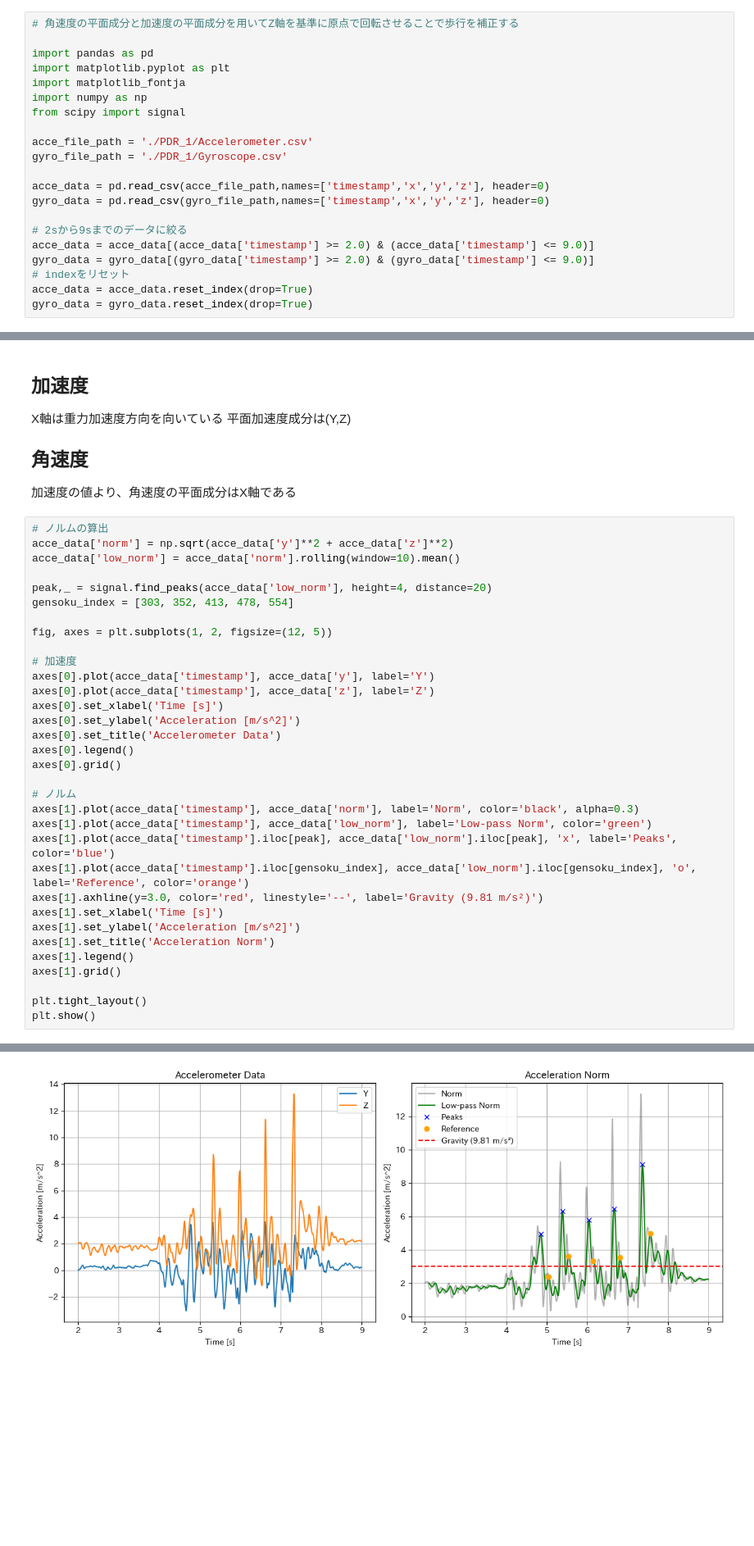
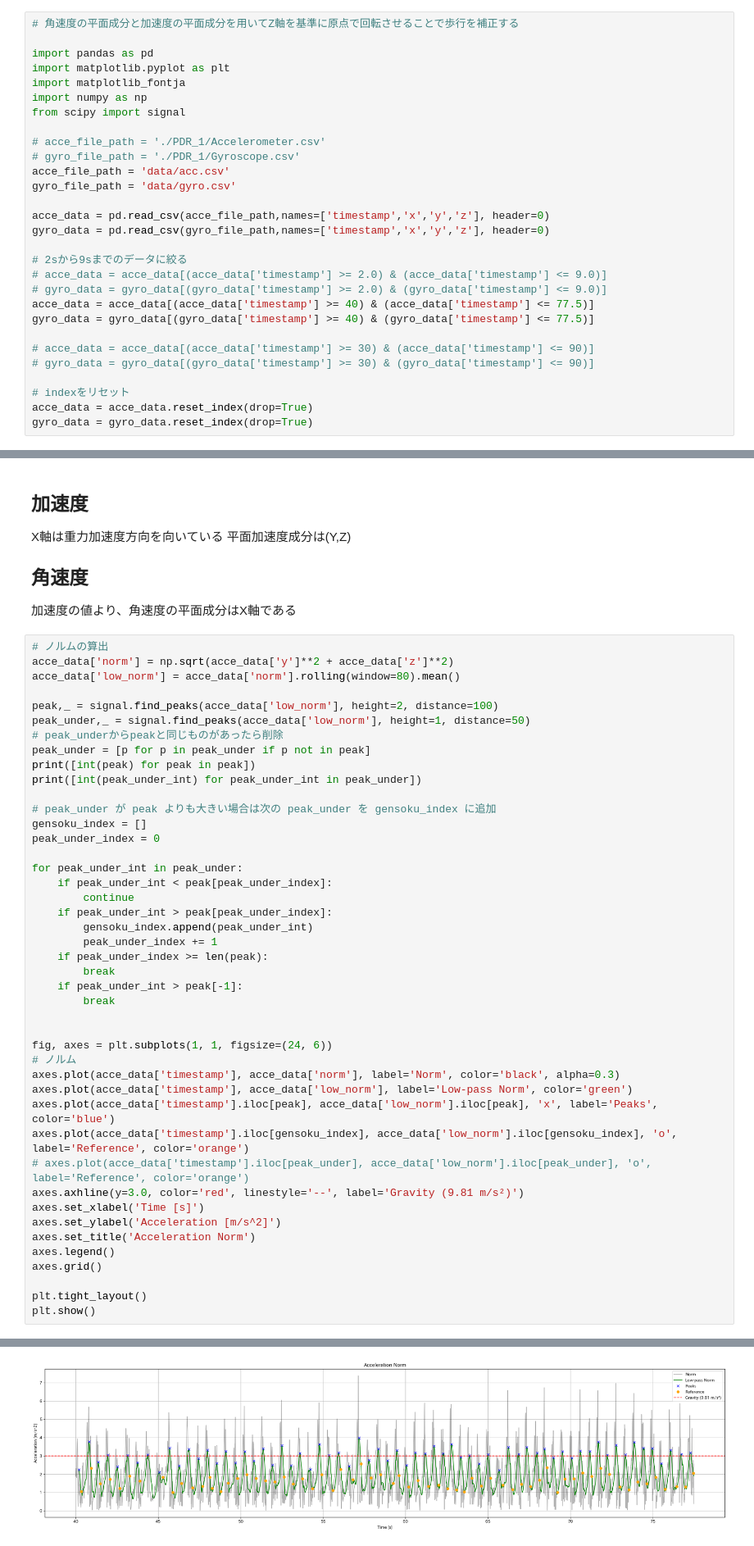
Before and after one commit to mizunoryuki/PDR-yokoaruki, a Jupyter notebook: step-hosei copy.ipynb, the cells around one changed output, grey strips where cells are left out. Shown: that part at 82% size. Saved outputs shown, nothing was run; the diff lists cells and outputs as text; blank space fills up the shorter version.

```diff
--- a/step-hosei copy.ipynb
+++ b/step-hosei copy.ipynb
@@ -7,15 +7,23 @@ import matplotlib_fontja
 import numpy as np
 from scipy import signal
 
-acce_file_path = './PDR_1/Accelerometer.csv'
-gyro_file_path = './PDR_1/Gyroscope.csv'
+# acce_file_path = './PDR_1/Accelerometer.csv'
+# gyro_file_path = './PDR_1/Gyroscope.csv'
+acce_file_path = 'data/acc.csv'
+gyro_file_path = 'data/gyro.csv'
 
 acce_data = pd.read_csv(acce_file_path,names=['timestamp','x','y','z'], header=0)
 gyro_data = pd.read_csv(gyro_file_path,names=['timestamp','x','y','z'], header=0)
 
 # 2sから9sまでのデータに絞る
-acce_data = acce_data[(acce_data['timestamp'] >= 2.0) & (acce_data['timestamp'] <= 9.0)]
-gyro_data = gyro_data[(gyro_data['timestamp'] >= 2.0) & (gyro_data['timestamp'] <= 9.0)]
+# acce_data = acce_data[(acce_data['timestamp'] >= 2.0) & (acce_data['timestamp'] <= 9.0)]
+# gyro_data = gyro_data[(gyro_data['timestamp'] >= 2.0) & (gyro_data['timestamp'] <= 9.0)]
+acce_data = acce_data[(acce_data['timestamp'] >= 40) & (acce_data['timestamp'] <= 77.5)]
+gyro_data = gyro_data[(gyro_data['timestamp'] >= 40) & (gyro_data['timestamp'] <= 77.5)]
+
+# acce_data = acce_data[(acce_data['timestamp'] >= 30) & (acce_data['timestamp'] <= 90)]
+# gyro_data = gyro_data[(gyro_data['timestamp'] >= 30) & (gyro_data['timestamp'] <= 90)]
+
 # indexをリセット
 acce_data = acce_data.reset_index(drop=True)
 gyro_data = gyro_data.reset_index(drop=True)
@@ -59,33 +65,44 @@ X軸は重力加速度方向を向いている
 # %%
 # ノルムの算出
 acce_data['norm'] = np.sqrt(acce_data['y']**2 + acce_data['z']**2)
-acce_data['low_norm'] = acce_data['norm'].rolling(window=10).mean()
+acce_data['low_norm'] = acce_data['norm'].rolling(window=80).mean()
 
-peak,_ = signal.find_peaks(acce_data['low_norm'], height=4, distance=20)
-gensoku_index = [303, 352, 413, 478, 554]
+peak,_ = signal.find_peaks(acce_data['low_norm'], height=2, distance=100)
+peak_under,_ = signal.find_peaks(acce_data['low_norm'], height=1, distance=50)
+# peak_underからpeakと同じものがあったら削除
+peak_under = [p for p in peak_under if p not in peak]
+print([int(peak) for peak in peak])
+print([int(peak_under_int) for peak_under_int in peak_under])
 
-fig, axes = plt.subplots(1, 2, figsize=(12, 5))
+# peak_under が peak よりも大きい場合は次の peak_under を gensoku_index に追加
+gensoku_index = []
+peak_under_index = 0
 
-# 加速度
-axes[0].plot(acce_data['timestamp'], acce_data['y'], label='Y')
-axes[0].plot(acce_data['timestamp'], acce_data['z'], label='Z')
-axes[0].set_xlabel('Time [s]')
-axes[0].set_ylabel('Acceleration [m/s^2]')
-axes[0].set_title('Accelerometer Data')
-axes[0].legend()
-axes[0].grid()
+for peak_under_int in peak_under:
+    if peak_under_int < peak[peak_under_index]:
+        continue
+    if peak_under_int > peak[peak_under_index]:
+        gensoku_index.append(peak_under_int)
+        peak_under_index += 1
+    if peak_under_index >= len(peak):
+        break
+    if peak_under_int > peak[-1]:
+        break
 
+
+fig, axes = plt.subplots(1, 1, figsize=(24, 6))
 # ノルム
-axes[1].plot(acce_data['timestamp'], acce_data['norm'], label='Norm', color='black', alpha=0.3)
-axes[1].plot(acce_data['timestamp'], acce_data['low_norm'], label='Low-pass Norm', color='green')
-axes[1].plot(acce_data['timestamp'].iloc[peak], acce_data['low_norm'].iloc[peak], 'x', label='Peaks', color='blue')
-axes[1].plot(acce_data['timestamp'].iloc[gensoku_index], acce_data['low_norm'].iloc[gensoku_index], 'o', label='Reference', color='orange')
-axes[1].axhline(y=3.0, color='red', linestyle='--', label='Gravity (9.81 m/s²)')
-axes[1].set_xlabel('Time [s]')
-axes[1].set_ylabel('Acceleration [m/s^2]')
-axes[1].set_title('Acceleration Norm')
-axes[1].legend()
-axes[1].grid()
+axes.plot(acce_data['timestamp'], acce_data['norm'], label='Norm', color='black', alpha=0.3)
+axes.plot(acce_data['timestamp'], acce_data['low_norm'], label='Low-pass Norm', color='green')
+axes.plot(acce_data['timestamp'].iloc[peak], acce_data['low_norm'].iloc[peak], 'x', label='Peaks', color='blue')
+axes.plot(acce_data['timestamp'].iloc[gensoku_index], acce_data['low_norm'].iloc[gensoku_index], 'o', label='Reference', color='orange')
+# axes.plot(acce_data['timestamp'].iloc[peak_under], acce_data['low_norm'].iloc[peak_under], 'o', label='Reference', color='orange')
+axes.axhline(y=3.0, color='red', linestyle='--', label='Gravity (9.81 m/s²)')
+axes.set_xlabel('Time [s]')
+axes.set_ylabel('Acceleration [m/s^2]')
+axes.set_title('Acceleration Norm')
+axes.legend()
+axes.grid()
 
 plt.tight_layout()
 plt.show()
@@ -93,4 +112,4 @@ plt.show()
-[figure, old version]
+[figure, new version]
 # %%
 # 角速度の平面成分を積分して角度を求める
 gyro_data['angle'] = np.cumsum(gyro_data['x']) / (len(gyro_data) / (gyro_data['timestamp'].iloc[-1] - gyro_data['timestamp'].iloc[0]))
```
Also changed, not shown: parts of 8 cells of this notebook, 1 other file.
